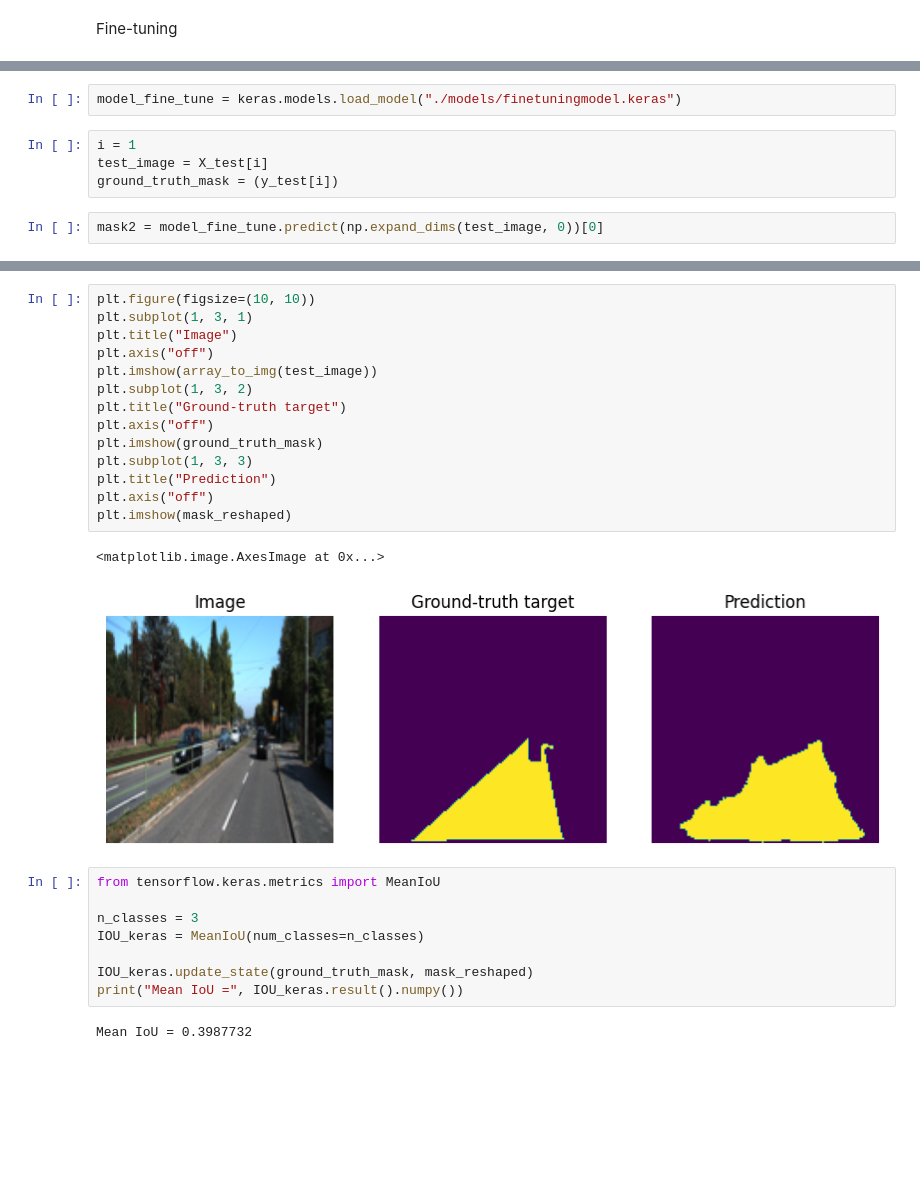
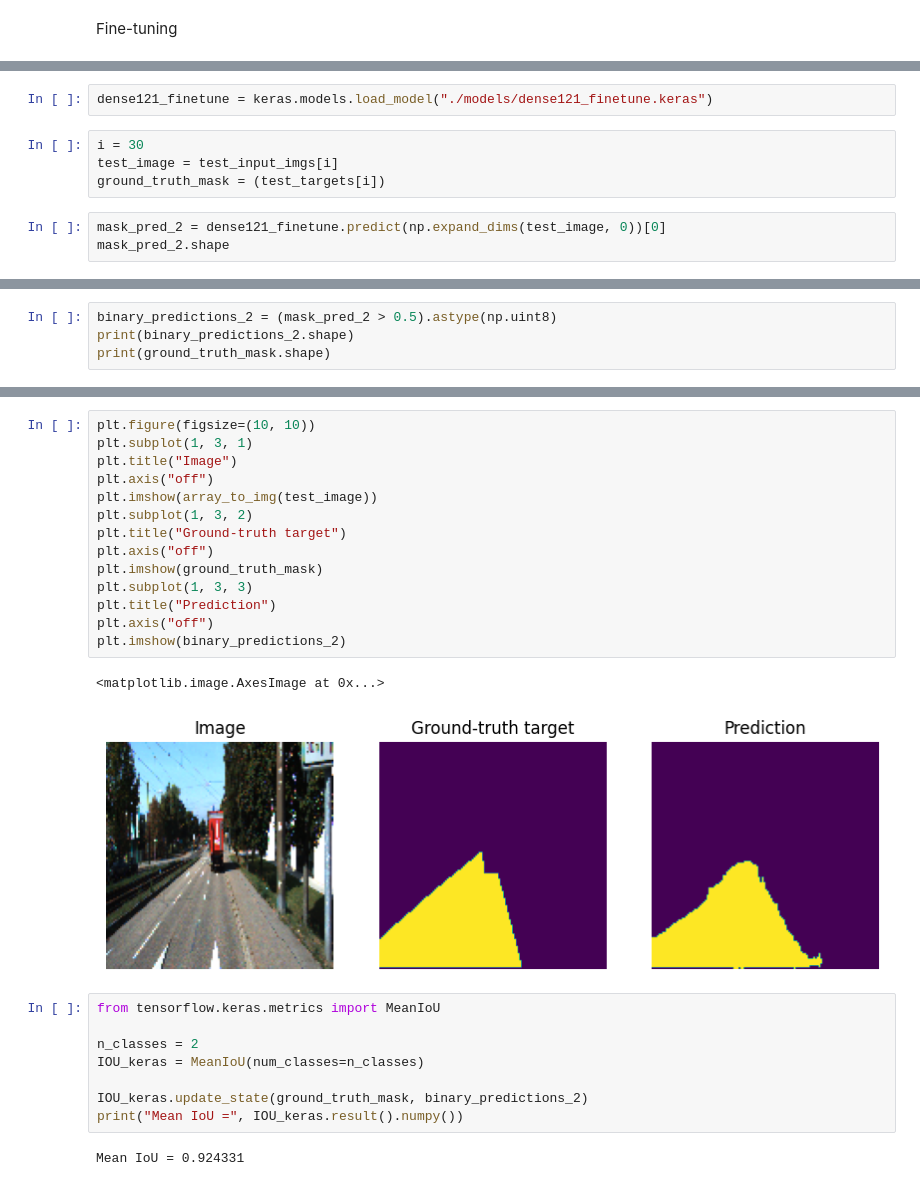
Before and after one commit to dut0817/roadsegmentation, a Jupyter notebook: roadsegmen.ipynb, the cells around one changed output, grey strips where cells are left out. Drawn from its saved outputs; the diff is of its cells as text; blank space fills up the shorter version.

Commit message:
Get finetuning result with dense121

```diff
--- a/roadsegmen.ipynb
+++ b/roadsegmen.ipynb
@@ -481,9 +516,10 @@ KeyboardInterrupt:
 # %%
-model_fine_tune = keras.models.load_model("./models/finetuningmodel.keras")
+dense121_finetune = keras.models.load_model("./models/dense121_finetune.keras")
 # %%
-i = 1
-test_image = X_test[i]
-ground_truth_mask = (y_test[i])
+i = 30
+test_image = test_input_imgs[i]
+ground_truth_mask = (test_targets[i])
 # %%
-mask2 = model_fine_tune.predict(np.expand_dims(test_image, 0))[0]
+mask_pred_2 = dense121_finetune.predict(np.expand_dims(test_image, 0))[0]
+mask_pred_2.shape
 # %% [output]
@@ -502,0 +528,4 @@ print(mask_reshaped.shape)
+# %%
+binary_predictions_2 = (mask_pred_2 > 0.5).astype(np.uint8)
+print(binary_predictions_2.shape)
+print(ground_truth_mask.shape)
@@ -503,27 +542,27 @@ print(mask_reshaped.shape)
 # %%
 plt.figure(figsize=(10, 10))
 plt.subplot(1, 3, 1)
 plt.title("Image")
 plt.axis("off")
 plt.imshow(array_to_img(test_image))
 plt.subplot(1, 3, 2)
 plt.title("Ground-truth target")
 plt.axis("off")
 plt.imshow(ground_truth_mask)
 plt.subplot(1, 3, 3)
 plt.title("Prediction")
 plt.axis("off")
-plt.imshow(mask_reshaped)
+plt.imshow(binary_predictions_2)
 # %% [output]
 <matplotlib.image.AxesImage at 0x...>
-[figure, old version]
+[figure, new version]
 # %%
 from tensorflow.keras.metrics import MeanIoU
 
-n_classes = 3
+n_classes = 2
 IOU_keras = MeanIoU(num_classes=n_classes)
 
-IOU_keras.update_state(ground_truth_mask, mask_reshaped)
+IOU_keras.update_state(ground_truth_mask, binary_predictions_2)
 print("Mean IoU =", IOU_keras.result().numpy())
 # %% [output]
-Mean IoU = 0.3987732
+Mean IoU = 0.924331
```
Also changed, not shown: parts of 14 cells of this notebook.
